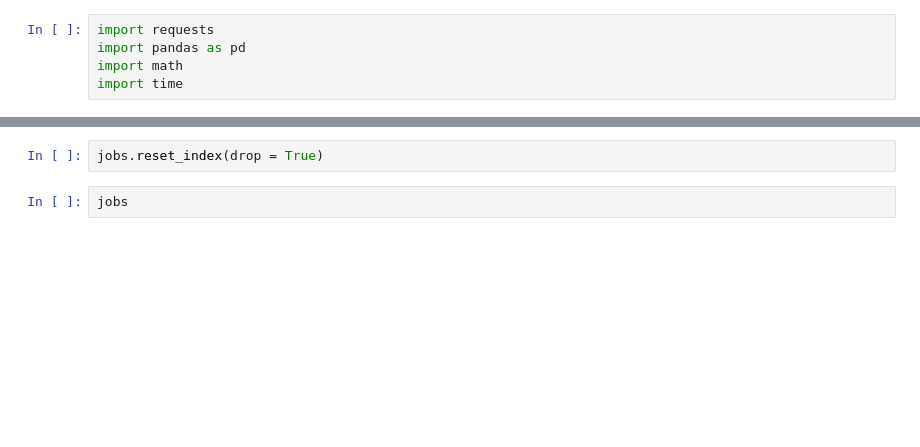
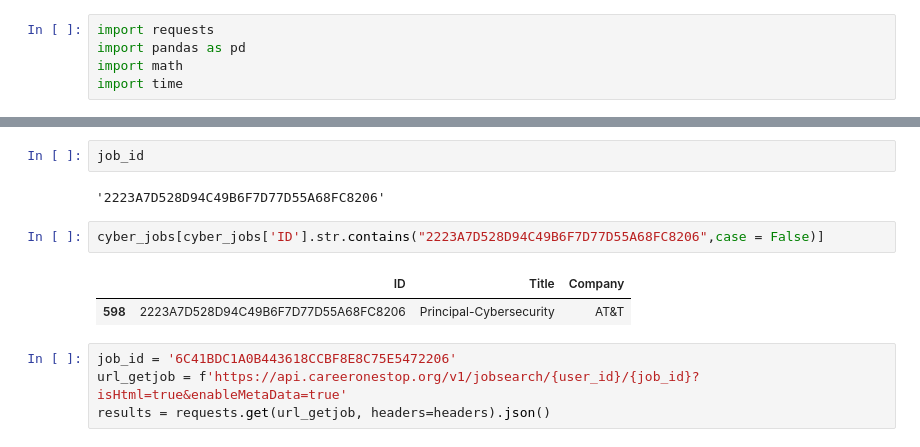
Before and after one commit to jwgargano/CyberWorkForceProject, a Jupyter notebook: NLX API.ipynb, the cells around one changed output, grey strips where cells are left out. Cells and saved outputs as stored; diff of their text form; blank space fills up the shorter version.

```diff
--- a/NLX API.ipynb
+++ b/NLX API.ipynb
@@ -54,4 +106,13 @@ for i, value in enumerate(dedupe_list):
-# %%
-jobs.reset_index(drop = True)
-# %%
-jobs
+# %%
+job_id
+# %% [output]
+'2223A7D528D94C49B6F7D77D55A68FC8206'
+# %%
+cyber_jobs[cyber_jobs['ID'].str.contains("2223A7D528D94C49B6F7D77D55A68FC8206",case = False)]
+# %% [output]
+|  | ID | Title | Company |
+| 598 | 2223A7D528D94C49B6F7D77D55A68FC8206 | Principal-Cybersecurity | AT&T |
+# %%
+job_id = '6C41BDC1A0B443618CCBF8E8C75E5472206'
+url_getjob = f'https://api.careeronestop.org/v1/jobsearch/{user_id}/{job_id}?isHtml=true&enableMetaData=true'
+results = requests.get(url_getjob, headers=headers).json()
```
Also changed, not shown: parts of 13 cells of this notebook, 3 other files.
